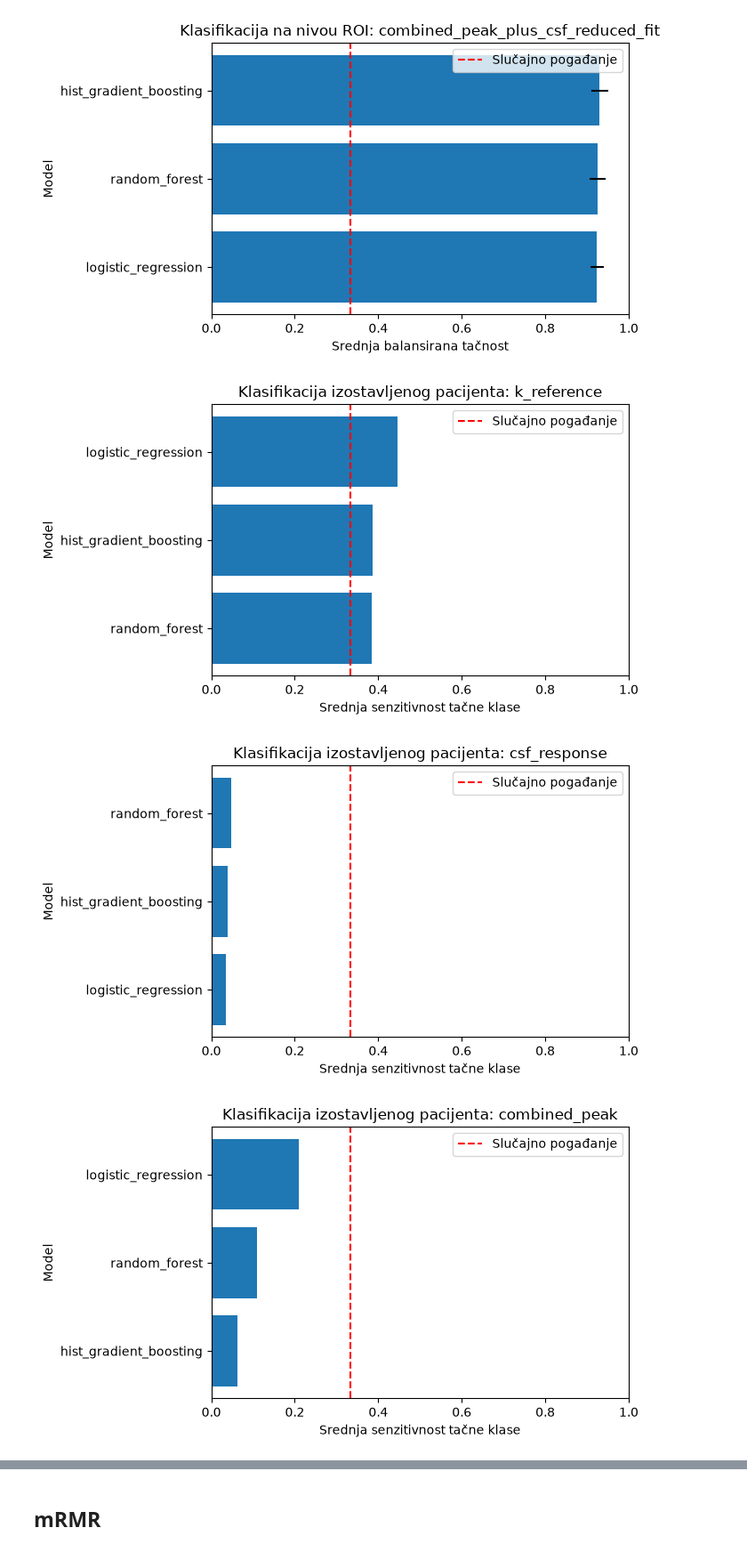
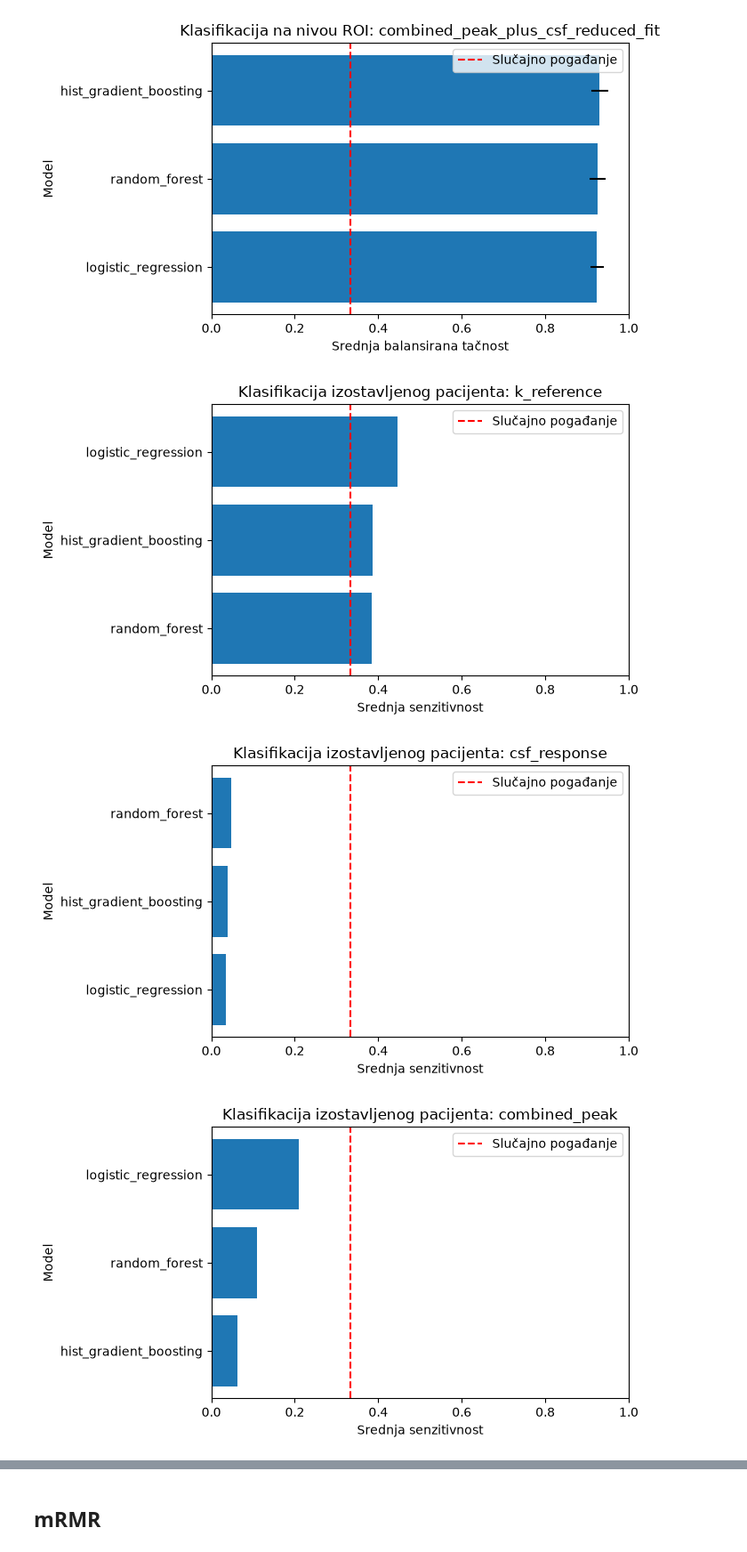
Before and after one commit to peraj-17/MasterProjekatPetarJ, a Jupyter notebook: notebooks/03_modeling.ipynb, the cells around one changed output, grey strips where cells are left out. Shown at 89% size. Saved outputs shown, nothing was run; the diff lists cells and outputs as text; code cells hidden in the pictures.

```diff
--- a/notebooks/03_modeling.ipynb
+++ b/notebooks/03_modeling.ipynb
@@ -2156,35 +2162,3 @@ nonlinear_feature_sets = {
         ]
     ),
 }
-# %%
-# Provera skupova
-for feature_set_name, features in nonlinear_feature_sets.items():
-    missing_columns = [
-        feature
-        for feature in features
-        if feature not in df.columns
-    ]
-
-    duplicate_columns = (
-        pd.Index(features)[
-            pd.Index(features).duplicated()
-        ]
-        .tolist()
-    )
-
-    if missing_columns:
-        raise ValueError(
-            f"{feature_set_name} sadrži nedostajuće kolone: "
-            f"{missing_columns}"
-        )
-
-    if duplicate_columns:
-        raise ValueError(
-            f"{feature_set_name} sadrži duplirane kolone: "
-            f"{duplicate_columns}"
-        )
-
-    print(
-        f"{feature_set_name:42s}"
-        f"{len(features):2d} osobina"
-    )
@@ -2199,7 +2167,7 @@ Sada ćemo definisati funkcije za Random Forest i histogram Gradient Boosting mo
 # %%
 def make_random_forest_pipeline() -> Pipeline:
     """
-    Kreira osnovnu RF konfiguraciju.
+    Kreira osnovni RF pajplajn.
 
     Parametri su unapred fiksirani i trenutno nisu optimizovani.
     """
@@ -2220,7 +2188,7 @@ def make_random_forest_pipeline() -> Pipeline:
                     # Koristi nasumičan podskup osobina pri svakoj podeli
                     max_features="sqrt",
 
-                    # Izbegava premale i previšee specifične listove
+                    # Izbegava premale i previše specifične listove
                     min_samples_leaf=5,
 
                     # Koriguje nebalansiranost klasa
@@ -2236,7 +2204,7 @@ def make_random_forest_pipeline() -> Pipeline:
 # %%
 def make_hist_gradient_boosting_pipeline() -> Pipeline:
     """
-    Kreira osnovnu GB konfiguraciju.
+    Kreira osnovni GB pajplajn.
 
     Parametri su unapred fiksirani i trenutno nisu optimizovani.
     """
@@ -2602,6 +2572,7 @@ for feature_set_name in nonlinear_feature_sets:
 [figure]
 [figure]
 # %%
+# Izostavljanje pacijenata
 holdout_plot_data = (
     nonlinear_holdout_summary
     .sort_values("mean_patient_recall")
@@ -2613,34 +2584,34 @@ for feature_set_name in nonlinear_feature_sets:
         holdout_plot_data[
             "feature_set"
         ] == feature_set_name
     ]
 
     plt.figure(figsize=(7, 4))
 
     plt.barh(
         subset["model"],
         subset["mean_patient_recall"],
     )
 
     plt.axvline(
         1 / 3,
         linestyle="--",
         color="red",
         label="Slučajno pogađanje",
     )
 
     plt.xlabel(
-        "Srednja senzitivnost tačne klase"
+        "Srednja senzitivnost"
     )
     plt.ylabel("Model")
     plt.title(
         f"Klasifikacija izostavljenog pacijenta: {feature_set_name}"
     )
     plt.xlim(0, 1)
     plt.legend()
     plt.tight_layout()
     plt.show()
 # %% [output]
-[figure, old version]
+[figure, new version]
-[figure, old version]
+[figure, new version]
-[figure, old version]
+[figure, new version]
```
Also changed, not shown: parts of 73 cells of this notebook, 19 other files.
